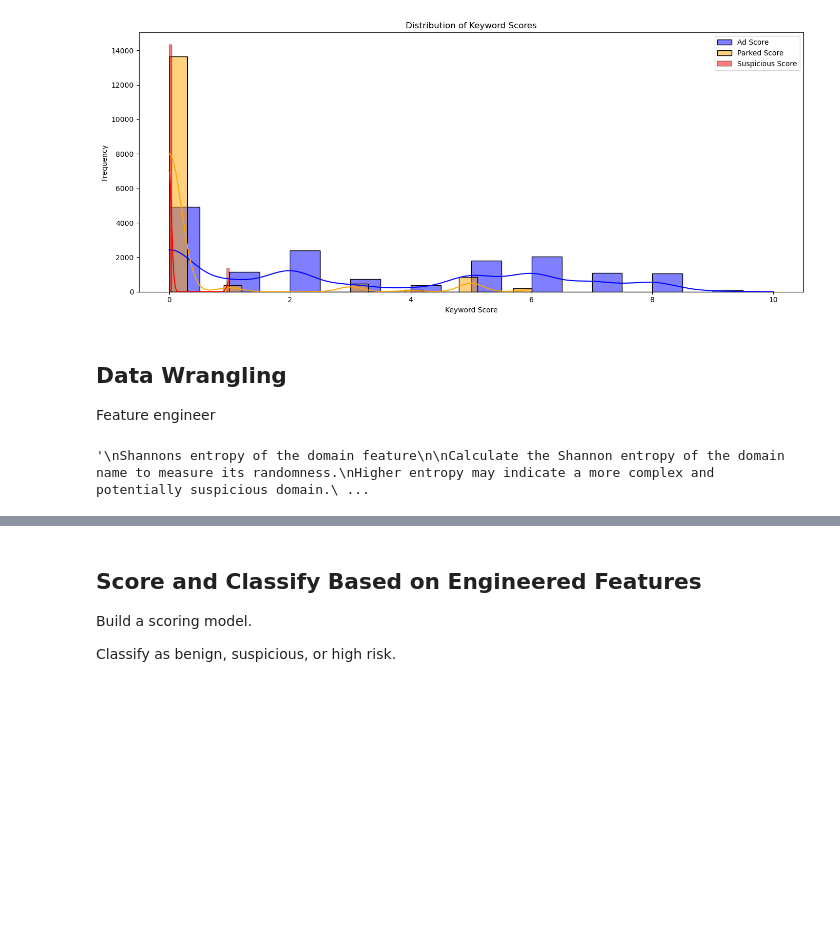
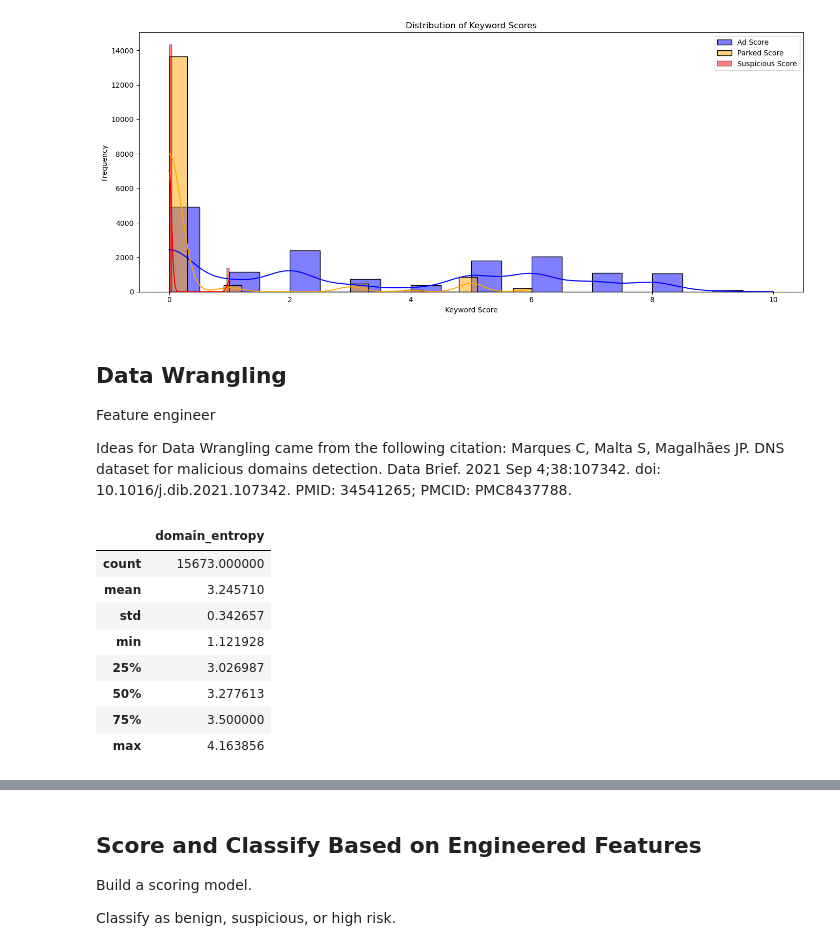
Before and after one commit to YouKnowJoey/sketchy-parking-lot, a Jupyter notebook: notebooks/wrangling_analysis.ipynb, the cells around one changed output, grey strips where cells are left out. Drawn from its saved outputs; the diff is of its cells as text; code cells hidden in the pictures; blank space fills up the shorter version.

Commit message:
Remvoved original text analysis notebook. implmented shannon entropy function and added it as an engineered feature.

```diff
--- a/notebooks/wrangling_analysis.ipynb
+++ b/notebooks/wrangling_analysis.ipynb
@@ -384,6 +384,9 @@ plt.show()
 ## Data Wrangling
 
 Feature engineer
+
+Ideas for Data Wrangling came from the following citation:
+Marques C, Malta S, Magalhães JP. DNS dataset for malicious domains detection. Data Brief. 2021 Sep 4;38:107342. doi: 10.1016/j.dib.2021.107342. PMID: 34541265; PMCID: PMC8437788.
 # %%
 '''
 extract TLD, domain and subdomain using tldextract
@@ -423,12 +428,32 @@ combined_df["is_suspicious"] = combined_df["hops"].apply(lambda x: 1 if x > thre
 # %%
 '''
 Shannons entropy of the domain feature
 
 Calculate the Shannon entropy of the domain name to measure its randomness.
-Higher entropy may indicate a more complex and potentially suspicious domain.
+Higher entropy MAY indicate a more complex and potentially suspicious domain.
 '''
+def shannon_entropy(domain):
+    if not domain:
+        return 0
+
+    char_counts = Counter(domain)
+    total_chars = sum(char_counts.values())
+
+    entropy = -sum((count / total_chars) * log2(count / total_chars) for count in char_counts.values())
+    return entropy
+
+combined_df["domain_entropy"] = combined_df["domain_full"].apply(shannon_entropy)
+combined_df[["domain_entropy"]].describe()
 # %% [output]
-'\nShannons entropy of the domain feature\n\nCalculate the Shannon entropy of the domain name to measure its randomness.\nHigher entropy may indicate a more complex and potentially suspicious domain.\ ...
+|  | domain_entropy |
+| count | 15673.000000 |
+| mean | 3.245710 |
+| std | 0.342657 |
+| min | 1.121928 |
+| 25% | 3.026987 |
+| 50% | 3.277613 |
+| 75% | 3.500000 |
+| max | 4.163856 |
 # %%
 combined_df.head()
 # %% [output]
```
Also changed, not shown: parts of 6 cells of this notebook, 1 other file.
